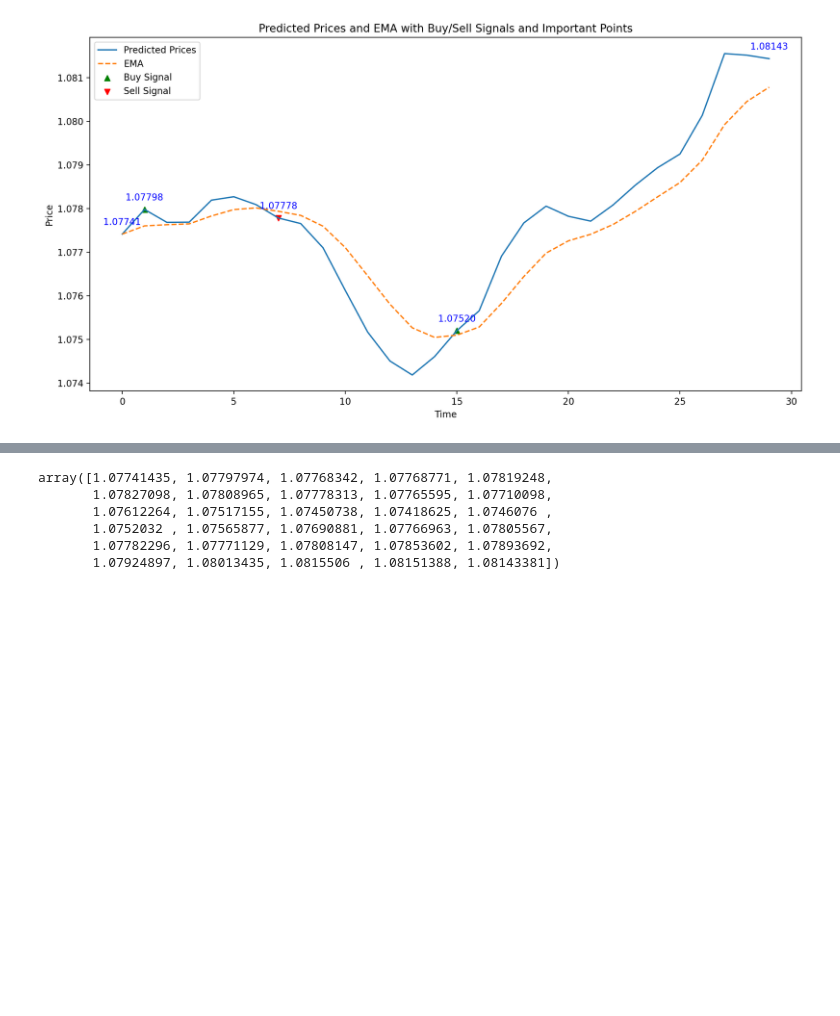
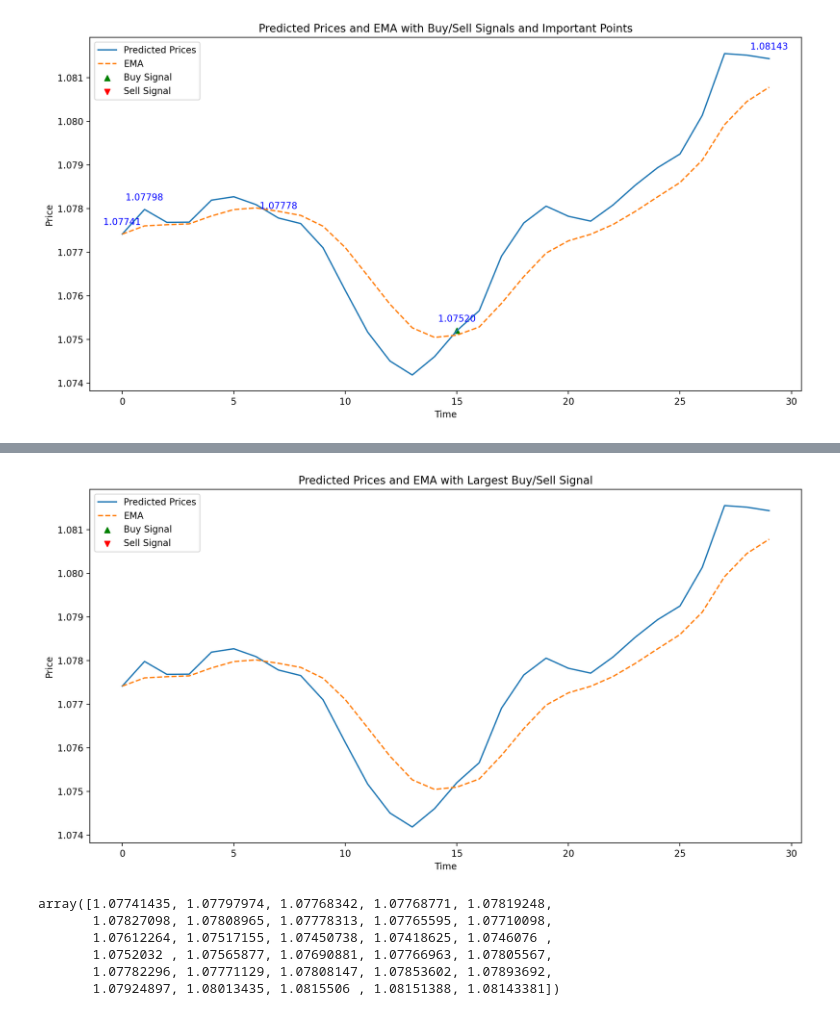
Before and after one commit to Iftekhar-mobin/Make_Money_with_Tensorflow_2.0, a Jupyter notebook: forexPredictor/Main_______Multivariate_Multi_Step_Single_output.ipynb, the cells around one changed output, grey strips where cells are left out. Cells and saved outputs as stored; diff of their text form; code cells hidden in the pictures; blank space fills up the shorter version.

```diff
--- a/forexPredictor/Main_______Multivariate_Multi_Step_Single_output.ipynb
+++ b/forexPredictor/Main_______Multivariate_Multi_Step_Single_output.ipynb
@@ -350,12 +350,21 @@ for i in range(len(signals)):
         important_points.append((i, predicted_prices[i]))
         print(f"Index: {i}, Price: {predicted_prices[i]:.5f}")
 
+percent_change_max = 0
 # Calculate and print percentage changes
 for j in range(1, len(important_points)):
     index_prev, price_prev = important_points[j - 1]
     index_curr, price_curr = important_points[j]
     percent_change = ((price_curr - price_prev) / price_prev) * 100
     print(f"Change from index {index_prev} to {index_curr}: {percent_change:.2f}%")
+
+    if percent_change_max < abs(percent_change):
+        percent_change_max = abs(percent_change)
+        main_signal = index_prev
+
+for i in range(len(signals)):
+    if i != main_signal:
+        signals[i] = 0
 
 # Plot the results
 plt.figure(figsize=(14, 7))
@@ -393,0 +401,83 @@ array([ 0.,  1.,  0.,  0.,  0.,  0.,  0., -1.,  0.,  0.,  0.,  0.,  0.,
+# %%
+import numpy as np
+import matplotlib.pyplot as plt
+
+# Provided predicted price array
+predicted_prices = np.array([1.07741435, 1.07797974, 1.07768342, 1.07768771, 1.07819248,
+                             1.07827098, 1.07808965, 1.07778313, 1.07765595, 1.07710098,
+                             1.07612264, 1.07517155, 1.07450738, 1.07418625, 1.0746076,
+                             1.0752032, 1.07565877, 1.07690881, 1.07766963, 1.07805567,
+                             1.07782296, 1.07771129, 1.07808147, 1.07853602, 1.07893692,
+                             1.07924897, 1.08013435, 1.0815506, 1.08151388, 1.08143381])
+
+# Define EMA parameters
+n = 5  # Number of periods
+alpha = 2 / (n + 1)
+
+# Calculate EMA
+ema = np.zeros_like(predicted_prices)
+ema[0] = predicted_prices[0]  # First EMA value is the first price
+
+for i in range(1, len(predicted_prices)):
+    ema[i] = alpha * predicted_prices[i] + (1 - alpha) * ema[i-1]
+
+# Initialize signals
+signals = np.zeros(len(predicted_prices))
+
+# Generate signals based on EMA crossover
+for i in range(1, len(predicted_prices)):
+    if predicted_prices[i] > ema[i] and predicted_prices[i-1] <= ema[i-1]:
+        signals[i] = 1  # Buy signal
+    elif predicted_prices[i] < ema[i] and predicted_prices[i-1] >= ema[i-1]:
+        signals[i] = -1  # Sell signal
+    else:
+        signals[i] = 0  # Hold signal
+
+# Find the largest percentage return between entry and exit signals
+max_return = 0
+max_entry_index = None
+max_exit_index = None
+
+entry_price = None
+entry_index = None
+
+for i in range(len(signals)):
+    if signals[i] == 1:  # Buy signal
+        entry_price = predicted_prices[i]
+        entry_index = i
+    elif signals[i] == -1 and entry_price is not None:  # Sell signal with a preceding buy
+        exit_price = predicted_prices[i]
+        exit_index = i
+        percent_change = ((exit_price - entry_price) / entry_price) * 100
+        if percent_change > max_return:
+            max_return = percent_change
+            max_entry_index = entry_index
+            max_exit_index = exit_index
+        entry_price = None  # Reset entry price after a sell signal
+
+# Adjust signals to keep only the largest percentage change
+for i in range(len(signals)):
+    if not ((i == max_entry_index) or (i == max_exit_index)):
+        signals[i] = 0
+
+# Output the results
+print(f"Maximum percentage return: {max_return:.2f}%")
+
+# Plot the results
+plt.figure(figsize=(14, 7))
+plt.plot(predicted_prices, label='Predicted Prices')
+plt.plot(ema, label='EMA', linestyle='--')
+plt.scatter(np.arange(len(predicted_prices)), np.where(signals == 1, predicted_prices, np.nan), marker='^', color='g', label='Buy Signal')
+plt.scatter(np.arange(len(predicted_prices)), np.where(signals == -1, predicted_prices, np.nan), marker='v', color='r', label='Sell Signal')
+
+# Annotate the maximum percentage change
+if max_entry_index is not None and max_exit_index is not None:
+    plt.annotate(f'{max_return:.2f}%', (max_exit_index, predicted_prices[max_exit_index]),
+                 textcoords="offset points", xytext=(0,10), ha='center', color='blue')
+
+plt.legend()
+plt.title('Predicted Prices and EMA with Largest Buy/Sell Signal')
+plt.xlabel('Time')
+plt.ylabel('Price')
+plt.show()
+# %% [output]
@@ -394,3 +485,4 @@ array([ 0.,  1.,  0.,  0.,  0.,  0.,  0., -1.,  0.,  0.,  0.,  0.,  0.,
+[figure, added]
 # %%
 import MetaTrader5 as mt5
 import pandas as pd
```
Also changed, not shown: parts of 3 cells of this notebook.
